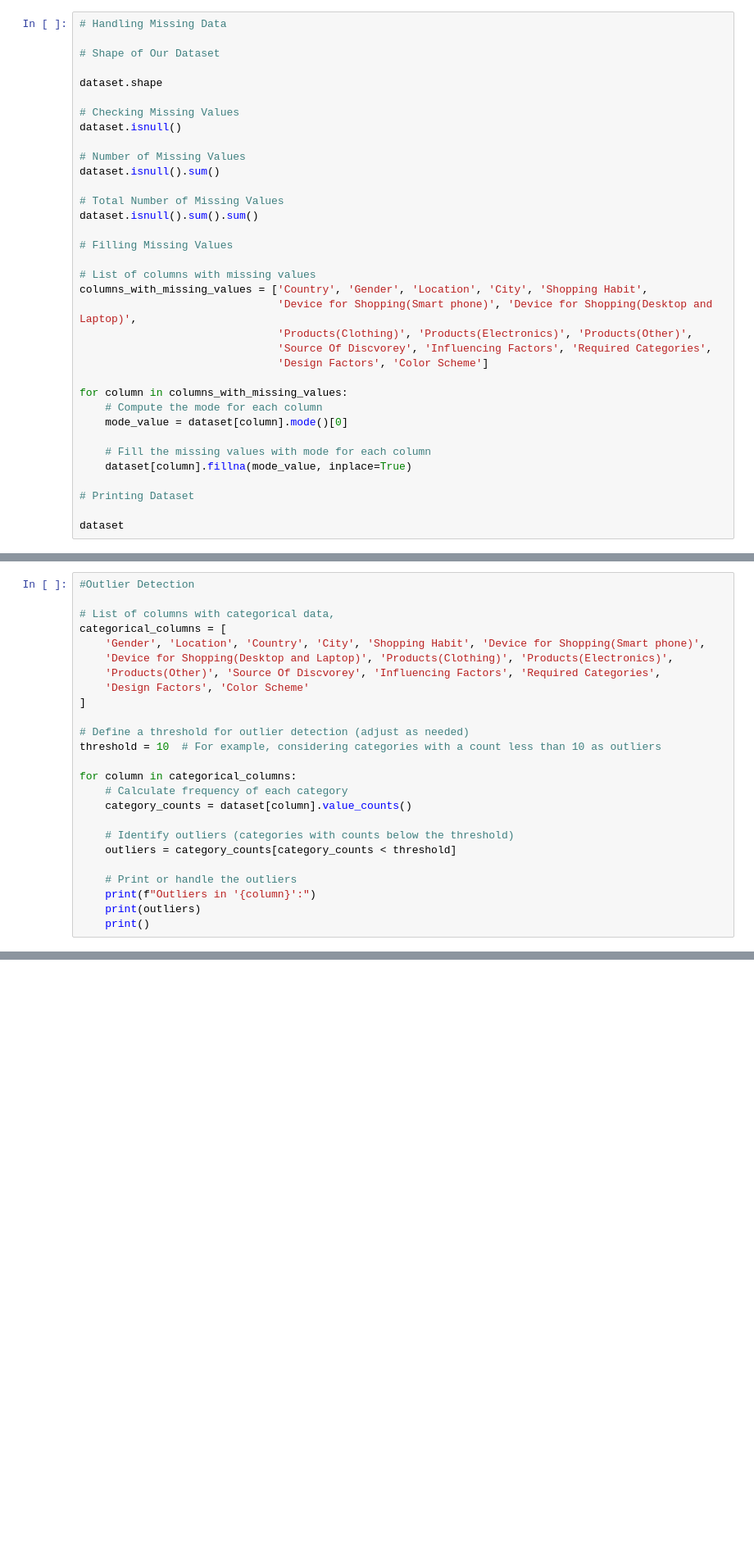
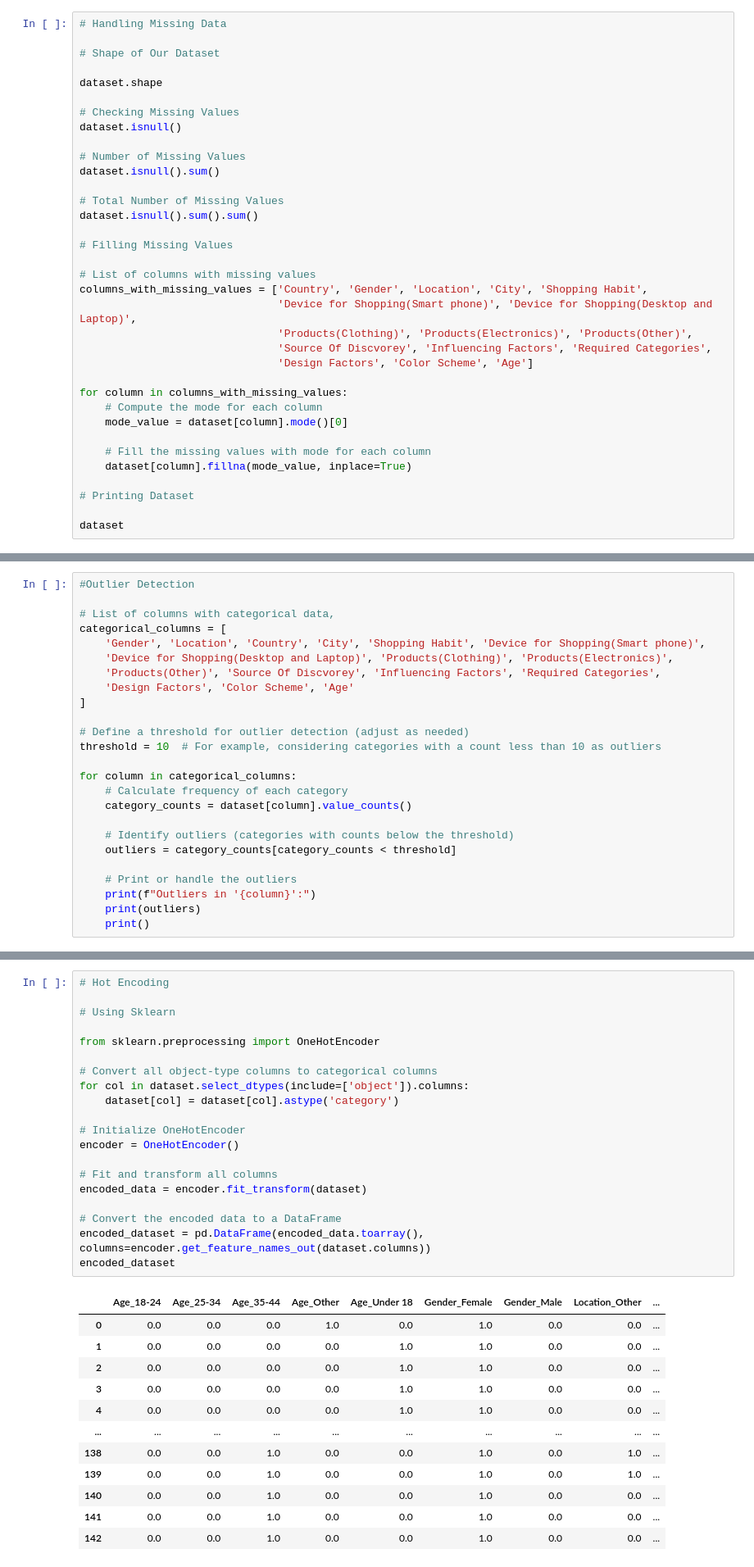
Before and after one commit to Abubakar-Sattar/Adaptive-User-Interface-Final-Year-Project, a Jupyter notebook: Data Preprocessing.ipynb, the cells around one changed output, grey strips where cells are left out. Shown at 82% size. Cells and saved outputs as stored; diff of their text form; blank space fills up the shorter version.

Commit message:
Created bins for column age before clustering

```diff
--- a/Data Preprocessing.ipynb
+++ b/Data Preprocessing.ipynb
@@ -56,7 +56,7 @@ columns_with_missing_values = ['Country', 'Gender', 'Location', 'City', 'Shoppin
                                'Device for Shopping(Smart phone)', 'Device for Shopping(Desktop and Laptop)',
                                'Products(Clothing)', 'Products(Electronics)', 'Products(Other)',
                                'Source Of Discvorey', 'Influencing Factors', 'Required Categories',
-                               'Design Factors', 'Color Scheme']
+                               'Design Factors', 'Color Scheme', 'Age']
 
 for column in columns_with_missing_values:
     # Compute the mode for each column
@@ -92,7 +92,7 @@ categorical_columns = [
     'Gender', 'Location', 'Country', 'City', 'Shopping Habit', 'Device for Shopping(Smart phone)',
     'Device for Shopping(Desktop and Laptop)', 'Products(Clothing)', 'Products(Electronics)',
     'Products(Other)', 'Source Of Discvorey', 'Influencing Factors', 'Required Categories',
-    'Design Factors', 'Color Scheme'
+    'Design Factors', 'Color Scheme', 'Age'
 ]
 
 # Define a threshold for outlier detection (adjust as needed)
@@ -176,0 +179,33 @@ for column in dataset.columns:
+# %%
+# Hot Encoding
+
+# Using Sklearn
+
+from sklearn.preprocessing import OneHotEncoder
+
+# Convert all object-type columns to categorical columns
+for col in dataset.select_dtypes(include=['object']).columns:
+    dataset[col] = dataset[col].astype('category')
+
+# Initialize OneHotEncoder
+encoder = OneHotEncoder()
+
+# Fit and transform all columns
+encoded_data = encoder.fit_transform(dataset)
+
+# Convert the encoded data to a DataFrame
+encoded_dataset = pd.DataFrame(encoded_data.toarray(), columns=encoder.get_feature_names_out(dataset.columns))
+encoded_dataset
+# %% [output]
+|  | Age_18-24 | Age_25-34 | Age_35-44 | Age_Other | Age_Under 18 | Gender_Female | Gender_Male | Location_Other | ... |
+| 0 | 0.0 | 0.0 | 0.0 | 1.0 | 0.0 | 1.0 | 0.0 | 0.0 | ... |
+| 1 | 0.0 | 0.0 | 0.0 | 0.0 | 1.0 | 1.0 | 0.0 | 0.0 | ... |
+| 2 | 0.0 | 0.0 | 0.0 | 0.0 | 1.0 | 1.0 | 0.0 | 0.0 | ... |
+| 3 | 0.0 | 0.0 | 0.0 | 0.0 | 1.0 | 1.0 | 0.0 | 0.0 | ... |
+| 4 | 0.0 | 0.0 | 0.0 | 0.0 | 1.0 | 1.0 | 0.0 | 0.0 | ... |
+| ... | ... | ... | ... | ... | ... | ... | ... | ... | ... |
+| 138 | 0.0 | 0.0 | 1.0 | 0.0 | 0.0 | 1.0 | 0.0 | 1.0 | ... |
+| 139 | 0.0 | 0.0 | 1.0 | 0.0 | 0.0 | 1.0 | 0.0 | 1.0 | ... |
+| 140 | 0.0 | 0.0 | 1.0 | 0.0 | 0.0 | 1.0 | 0.0 | 0.0 | ... |
+| 141 | 0.0 | 0.0 | 1.0 | 0.0 | 0.0 | 1.0 | 0.0 | 0.0 | ... |
+| 142 | 0.0 | 0.0 | 1.0 | 0.0 | 0.0 | 1.0 | 0.0 | 0.0 | ... |
```
Also changed, not shown: parts of 5 cells of this notebook.
